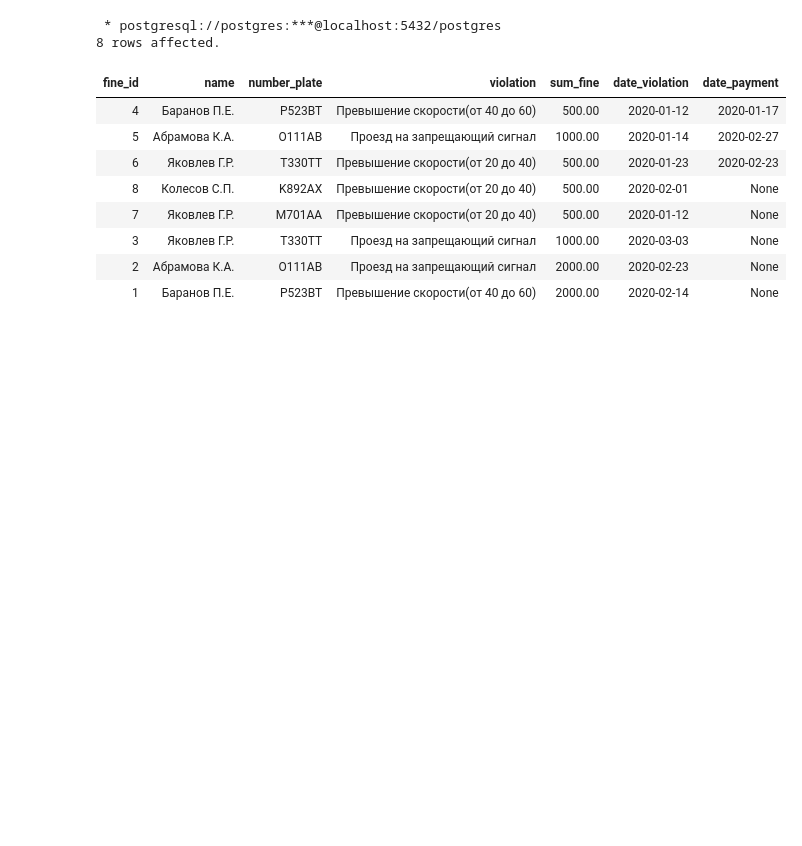
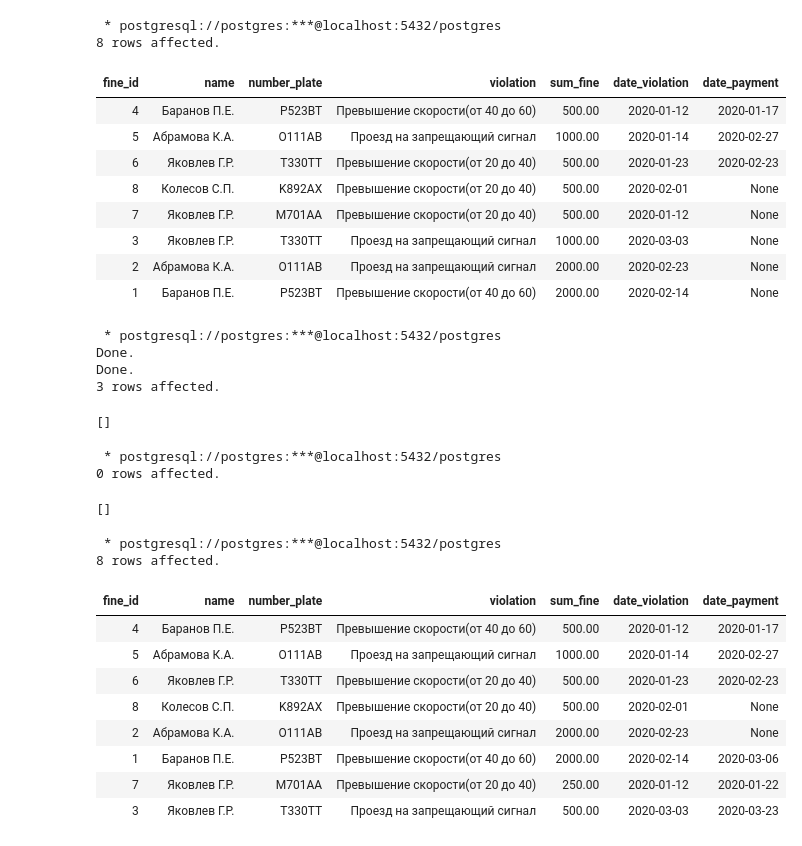
Before and after one commit to letrepas/Interactive-SQL-Simulator, a Jupyter notebook: SQL.ipynb, the cells around one changed output. Saved outputs shown, nothing was run; the diff lists cells and outputs as text; code cells hidden in the pictures; blank space fills up the shorter version.

```diff
--- a/SQL.ipynb
+++ b/SQL.ipynb
@@ -1436,3 +1431,53 @@ SELECT * FROM stepik.fine
 | 3 | Яковлев Г.Р. | T330TT | Проезд на запрещающий сигнал | 1000.00 | 2020-03-03 | None |
 | 2 | Абрамова К.А. | О111AB | Проезд на запрещающий сигнал | 2000.00 | 2020-02-23 | None |
 | 1 | Баранов П.Е. | P523BT | Превышение скорости(от 40 до 60) | 2000.00 | 2020-02-14 | None |
+# %%
+%%sql
+DROP TABLE IF EXISTS stepik.payment CASCADE;
+
+CREATE TABLE stepik.payment
+(
+    payment_id     INT PRIMARY KEY GENERATED ALWAYS AS identity,
+    name           TEXT,
+    number_plate   TEXT,
+    violation      TEXT,
+    date_violation DATE,
+    date_payment   DATE
+);
+
+INSERT INTO stepik.payment(name, number_plate, violation, date_violation, date_payment)
+VALUES ('Яковлев Г.Р.', 'M701AA', 'Превышение скорости(от 20 до 40)', '2020-01-12', '2020-01-22'),
+       ('Баранов П.Е.', 'P523BT', 'Превышение скорости(от 40 до 60)', '2020-02-14', '2020-03-06'),
+       ('Яковлев Г.Р.', 'T330TT', 'Проезд на запрещающий сигнал', '2020-03-03', '2020-03-23');
+# %% [output]
+ * postgresql://postgres:***@localhost:5432/postgres
+Done.
+Done.
+3 rows affected.
+[]
+# %%
+%%sql
+UPDATE stepik.fine AS f
+SET date_payment = p.date_payment,
+    sum_fine = CASE WHEN p.date_payment - p.date_violation <= 20 THEN sum_fine / 2 ELSE sum_fine END
+FROM stepik.payment AS p
+WHERE (f.name, f.number_plate, f.violation, f.date_violation) = (p.name, p.number_plate, p.violation, p.date_violation)  AND f.date_payment IS NULL;
+# %% [output]
+ * postgresql://postgres:***@localhost:5432/postgres
+0 rows affected.
+[]
+# %%
+%%sql
+SELECT * FROM stepik.fine
+# %% [output]
+ * postgresql://postgres:***@localhost:5432/postgres
+8 rows affected.
+| fine_id | name | number_plate | violation | sum_fine | date_violation | date_payment |
+| 4 | Баранов П.Е. | P523BT | Превышение скорости(от 40 до 60) | 500.00 | 2020-01-12 | 2020-01-17 |
+| 5 | Абрамова К.А. | О111AB | Проезд на запрещающий сигнал | 1000.00 | 2020-01-14 | 2020-02-27 |
+| 6 | Яковлев Г.Р. | T330TT | Превышение скорости(от 20 до 40) | 500.00 | 2020-01-23 | 2020-02-23 |
+| 8 | Колесов С.П. | K892AX | Превышение скорости(от 20 до 40) | 500.00 | 2020-02-01 | None |
+| 2 | Абрамова К.А. | О111AB | Проезд на запрещающий сигнал | 2000.00 | 2020-02-23 | None |
+| 1 | Баранов П.Е. | P523BT | Превышение скорости(от 40 до 60) | 2000.00 | 2020-02-14 | 2020-03-06 |
+| 7 | Яковлев Г.Р. | M701AA | Превышение скорости(от 20 до 40) | 250.00 | 2020-01-12 | 2020-01-22 |
+| 3 | Яковлев Г.Р. | T330TT | Проезд на запрещающий сигнал | 500.00 | 2020-03-03 | 2020-03-23 |
```
Also changed, not shown: parts of 3 cells of this notebook.
